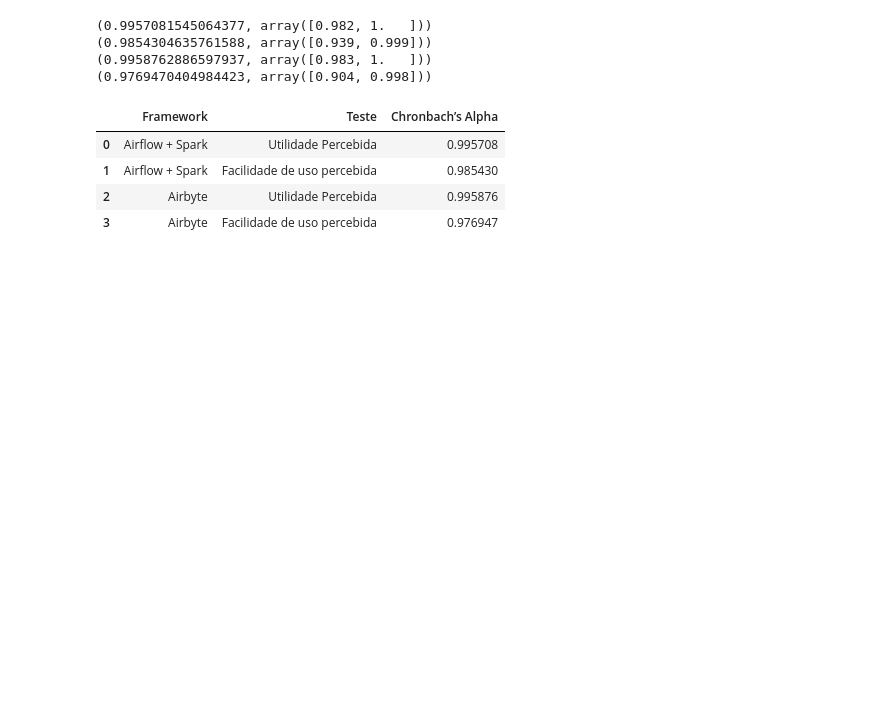
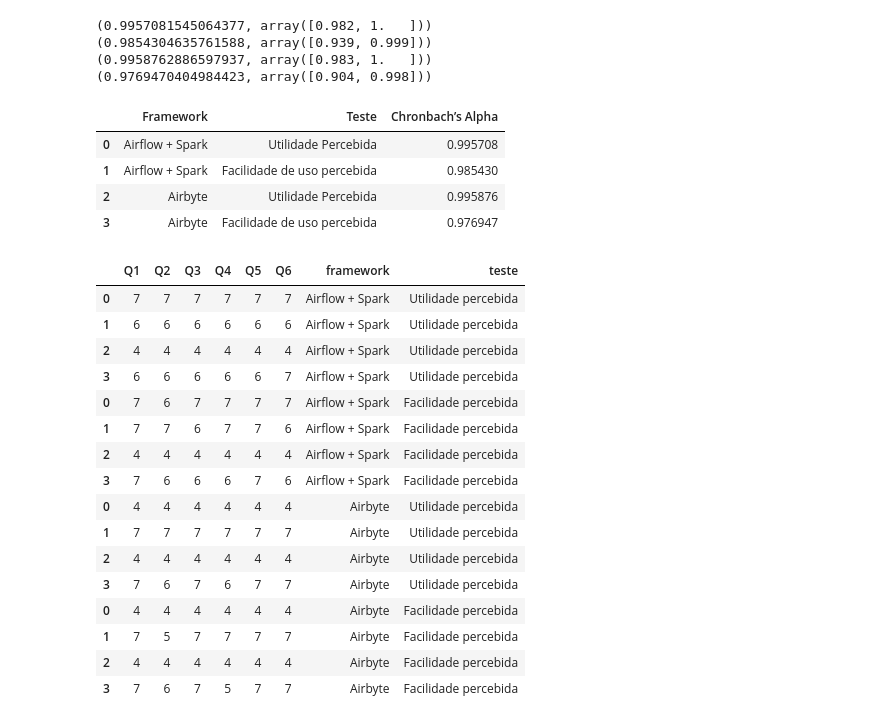
Before and after one commit to bombermal/TCC, a Jupyter notebook: Monitoring_VM/Retrieve/cronbach alpha.ipynb, the cells around one changed output. Drawn from its saved outputs; the diff is of its cells as text; code cells hidden in the pictures; blank space fills up the shorter version.

```diff
--- a/Monitoring_VM/Retrieve/cronbach alpha.ipynb
+++ b/Monitoring_VM/Retrieve/cronbach alpha.ipynb
@@ -58,3 +58,38 @@ result.head()
 | 1 | Airflow + Spark | Facilidade de uso percebida | 0.985430 |
 | 2 | Airbyte | Utilidade Percebida | 0.995876 |
 | 3 | Airbyte | Facilidade de uso percebida | 0.976947 |
+# %%
+import seaborn as sns
+import matplotlib.pyplot as plt
+
+df = pd.DataFrame()
+
+df_spark_utili["framework"] = "Airflow + Spark"
+df_spark_utili["teste"] = "Utilidade percebida"
+df_spark_ez["framework"] = "Airflow + Spark"
+df_spark_ez["teste"] = "Facilidade percebida"
+df_airbyte_utili["framework"] = "Airbyte"
+df_airbyte_utili["teste"] = "Utilidade percebida"
+df_airbyte_ez["framework"] = "Airbyte"
+df_airbyte_ez["teste"] = "Facilidade percebida"
+
+df = pd.concat([df_spark_utili, df_spark_ez, df_airbyte_utili, df_airbyte_ez])
+df
+# %% [output]
+|  | Q1 | Q2 | Q3 | Q4 | Q5 | Q6 | framework | teste |
+| 0 | 7 | 7 | 7 | 7 | 7 | 7 | Airflow + Spark | Utilidade percebida |
+| 1 | 6 | 6 | 6 | 6 | 6 | 6 | Airflow + Spark | Utilidade percebida |
+| 2 | 4 | 4 | 4 | 4 | 4 | 4 | Airflow + Spark | Utilidade percebida |
+| 3 | 6 | 6 | 6 | 6 | 6 | 7 | Airflow + Spark | Utilidade percebida |
+| 0 | 7 | 6 | 7 | 7 | 7 | 7 | Airflow + Spark | Facilidade percebida |
+| 1 | 7 | 7 | 6 | 7 | 7 | 6 | Airflow + Spark | Facilidade percebida |
+| 2 | 4 | 4 | 4 | 4 | 4 | 4 | Airflow + Spark | Facilidade percebida |
+| 3 | 7 | 6 | 6 | 6 | 7 | 6 | Airflow + Spark | Facilidade percebida |
+| 0 | 4 | 4 | 4 | 4 | 4 | 4 | Airbyte | Utilidade percebida |
+| 1 | 7 | 7 | 7 | 7 | 7 | 7 | Airbyte | Utilidade percebida |
+| 2 | 4 | 4 | 4 | 4 | 4 | 4 | Airbyte | Utilidade percebida |
+| 3 | 7 | 6 | 7 | 6 | 7 | 7 | Airbyte | Utilidade percebida |
+| 0 | 4 | 4 | 4 | 4 | 4 | 4 | Airbyte | Facilidade percebida |
+| 1 | 7 | 5 | 7 | 7 | 7 | 7 | Airbyte | Facilidade percebida |
+| 2 | 4 | 4 | 4 | 4 | 4 | 4 | Airbyte | Facilidade percebida |
+| 3 | 7 | 6 | 7 | 5 | 7 | 7 | Airbyte | Facilidade percebida |
```
Also changed, not shown: parts of 1 cell of this notebook, 12 other files.
